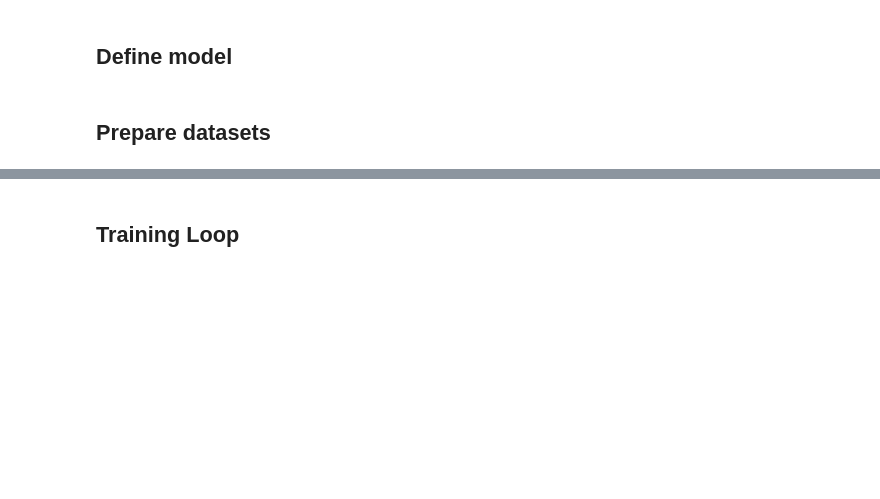
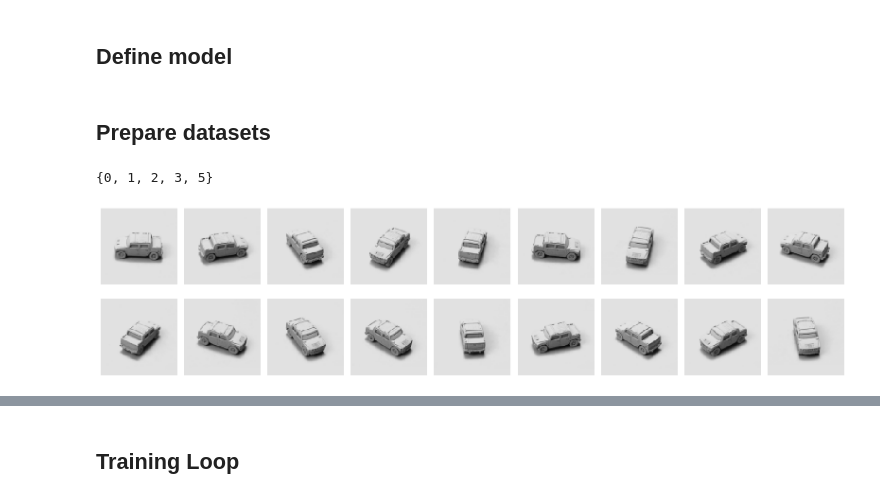
Before and after one commit to glassroom/heinsen_routing, a Jupyter notebook: smallnorb_model_and_training.ipynb, the cells around one changed output, grey strips where cells are left out. Cells and saved outputs as stored; diff of their text form; code cells hidden in the pictures; blank space fills up the shorter version.

```diff
--- a/smallnorb_model_and_training.ipynb
+++ b/smallnorb_model_and_training.ipynb
@@ -75,3 +75,20 @@ class SmallNORBClassifier(nn.Module):
 ## Prepare datasets
 # %%
 smallnorb = SmallNORBDataset(dataset_root='.data/smallnorb')
+# %%
+set([s.instance for s in smallnorb.data['test']])
+# %% [output]
+{0, 1, 2, 3, 5}
+# %%
+samples = [
+    s for s in smallnorb.data['train']
+    if (s.category, s.instance, s.lighting, s.elevation) == (3, 9, 0, 0)
+]
+fig, axes = plt.subplots(ncols=9, nrows=2, figsize=(16, 4.3))
+for axis1, sample in zip(axes.flatten(), samples):
+    axis1.imshow(sample.image_lt, cmap='gray', vmin=0, vmax=255)
+    axis1.axis('off')
+
+fig.tight_layout()
+# %% [output]
+[figure, added]
```
Also changed, not shown: parts of 1 cell of this notebook, 1 other file.
